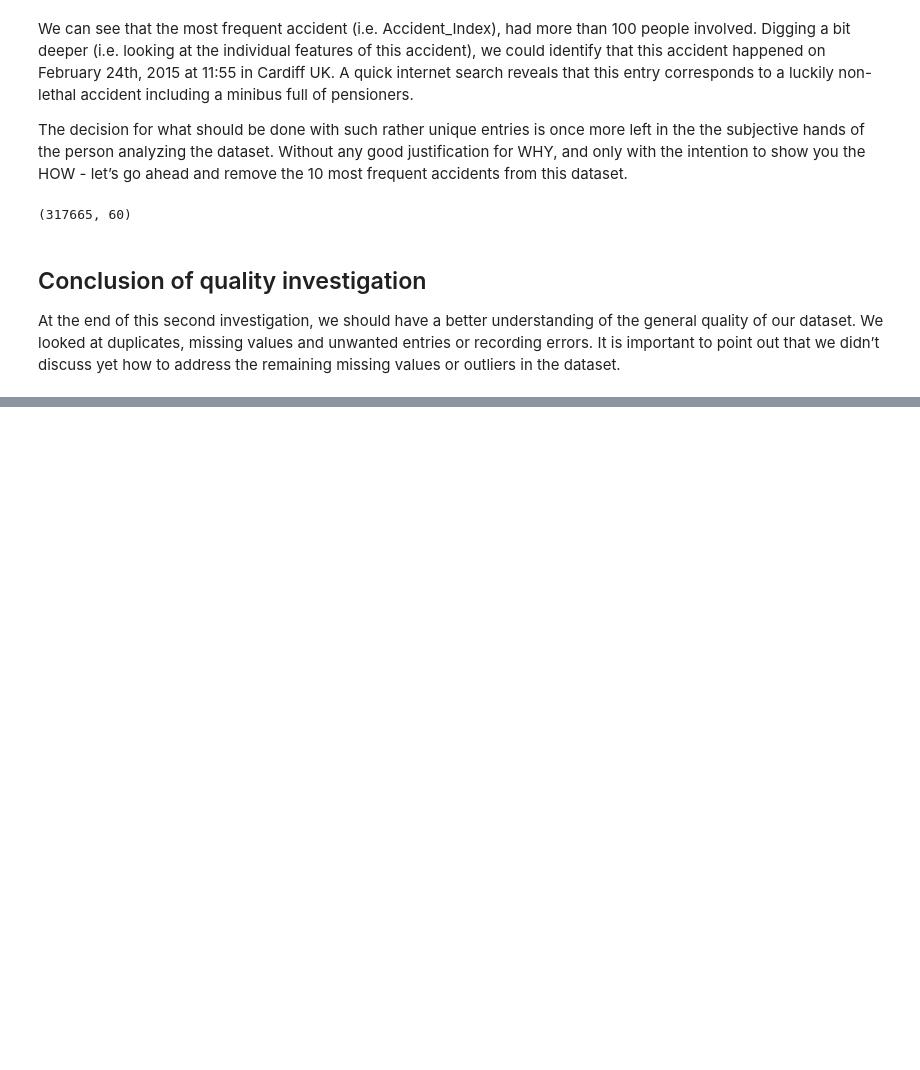
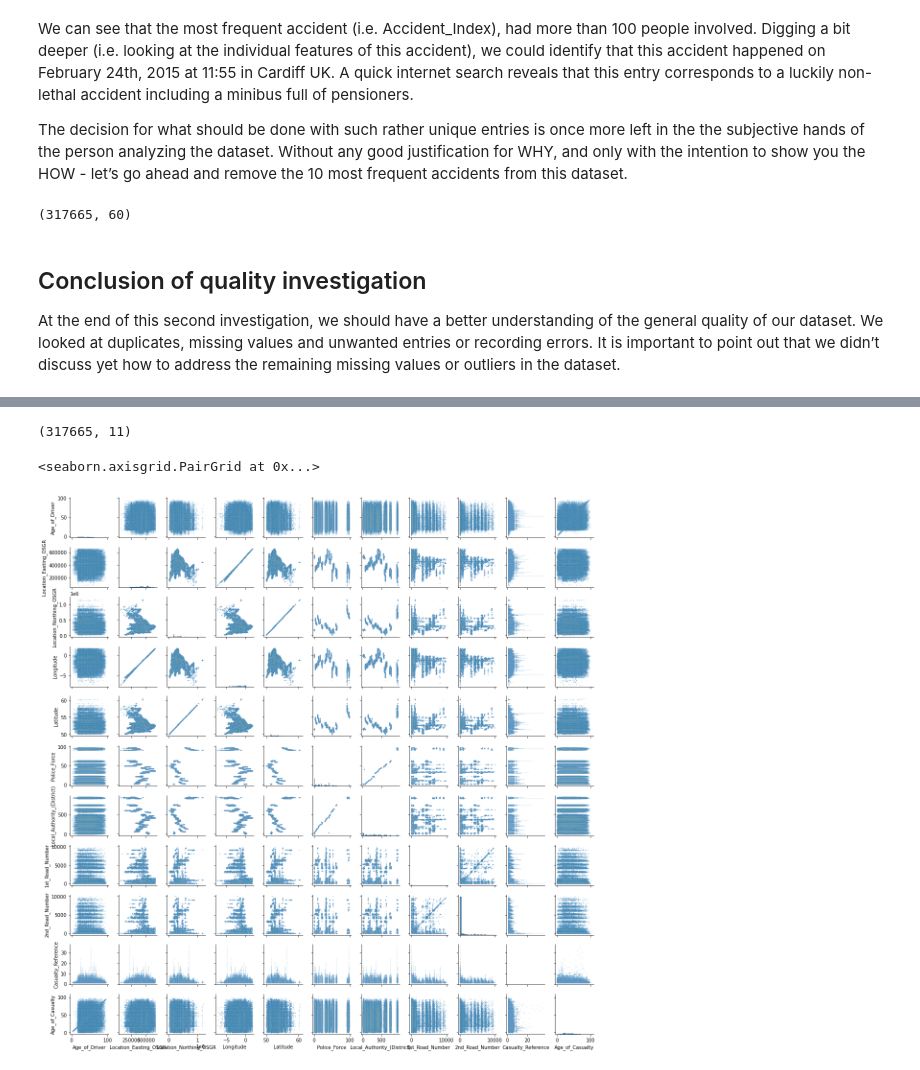
Before and after one commit to rbsmotta/advanced-exploratory-data-analysis, a Jupyter notebook: load.ipynb, the cells around one changed output, grey strips where cells are left out. Cells and saved outputs as stored; diff of their text form; code cells hidden in the pictures; blank space fills up the shorter version.

```diff
--- a/load.ipynb
+++ b/load.ipynb
@@ -213,0 +276,3 @@ At the end of this second investigation, we should have a better understanding o
+# %%
+# Creates mask to identify numerical features with at least 25 unique features
+cols_continuous = df_X.select_dtypes(include="number").nunique() >= 25
@@ -213,0 +285,14 @@ At the end of this second investigation, we should have a better understanding o
+# %%
+# Create a new dataframe which only contains the continuous features
+df_continuous = df_X[cols_continuous[cols_continuous].index]
+df_continuous.shape
+# %% [output]
+(317665, 11)
+# %%
+import seaborn as sns
+
+sns.pairplot(df_continuous, height=1.5,
+             plot_kws={"s": 2, "alpha": 0.2})
+# %% [output]
+<seaborn.axisgrid.PairGrid at 0x...>
+[figure, added]
```
Also changed, not shown: parts of 24 cells of this notebook.
